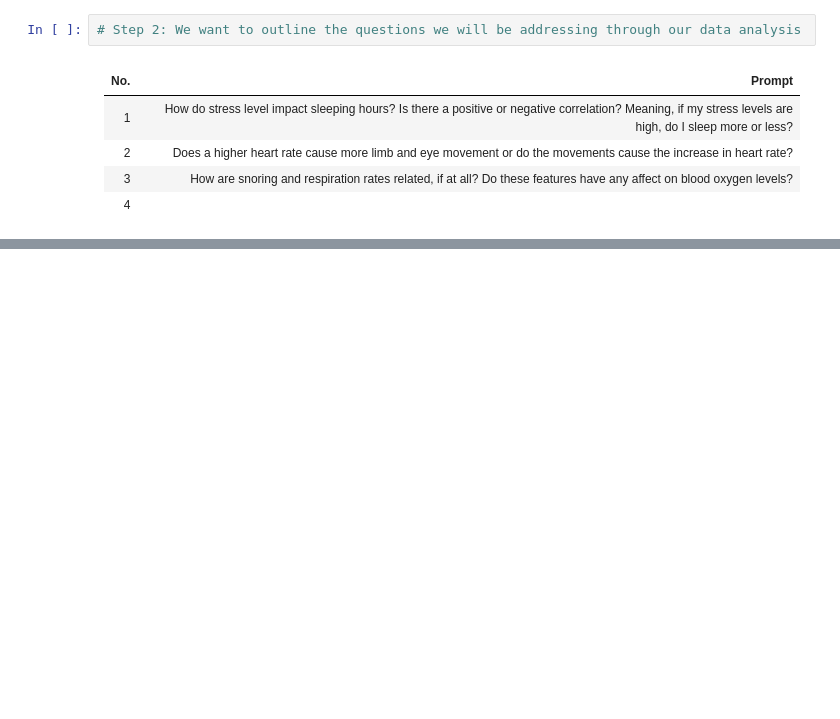
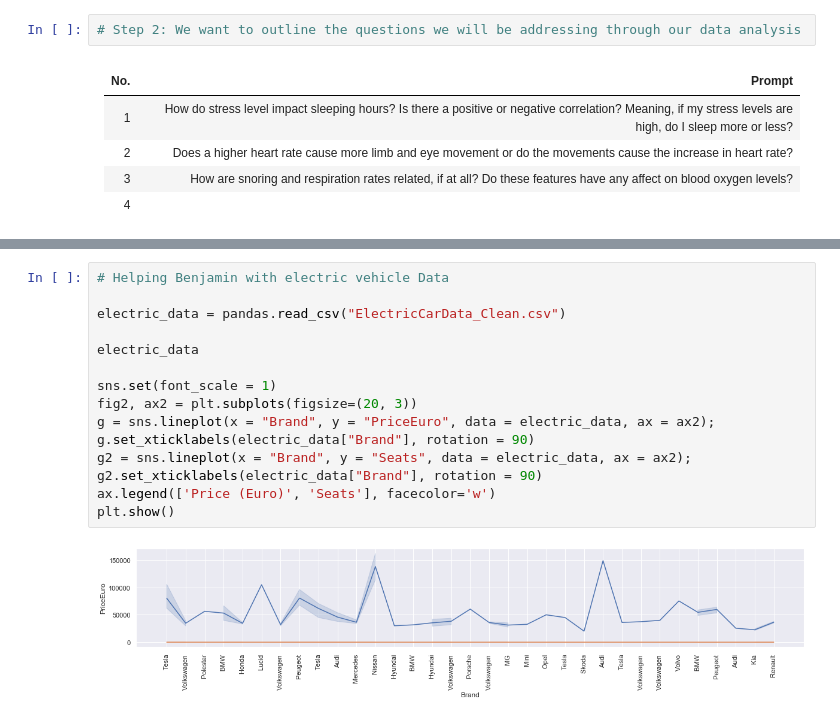
Before and after one commit to HtH-HacktheHood/laney-build-2022, a Jupyter notebook: data-analysis/Sleep_Data_Analysis.ipynb, the cells around one changed output, grey strips where cells are left out. Saved outputs shown, nothing was run; the diff lists cells and outputs as text; blank space fills up the shorter version.

```diff
--- a/data-analysis/Sleep_Data_Analysis.ipynb
+++ b/data-analysis/Sleep_Data_Analysis.ipynb
@@ -102,0 +193,17 @@ We can see from the heat map there is a black box between our "sr.1" (sleeping h
+# %%
+# Helping Benjamin with electric vehicle Data
+
+electric_data = pandas.read_csv("ElectricCarData_Clean.csv")
+
+electric_data
+
+sns.set(font_scale = 1)
+fig2, ax2 = plt.subplots(figsize=(20, 3))
+g = sns.lineplot(x = "Brand", y = "PriceEuro", data = electric_data, ax = ax2);
+g.set_xticklabels(electric_data["Brand"], rotation = 90)
+g2 = sns.lineplot(x = "Brand", y = "Seats", data = electric_data, ax = ax2);
+g2.set_xticklabels(electric_data["Brand"], rotation = 90)
+ax.legend(['Price (Euro)', 'Seats'], facecolor='w')
+plt.show()
+# %% [output]
+[figure, added]
```
Also changed, not shown: parts of 8 cells of this notebook, 5 other files.
